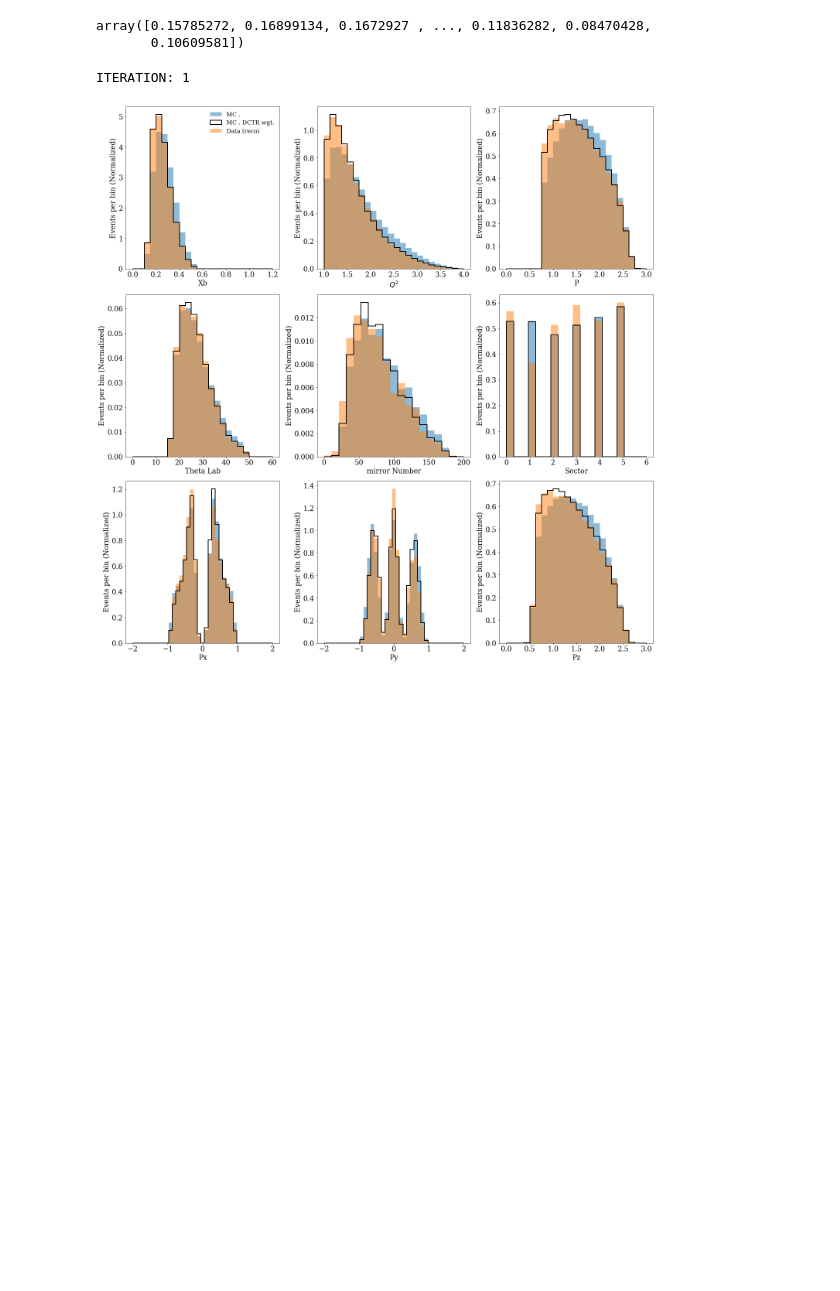
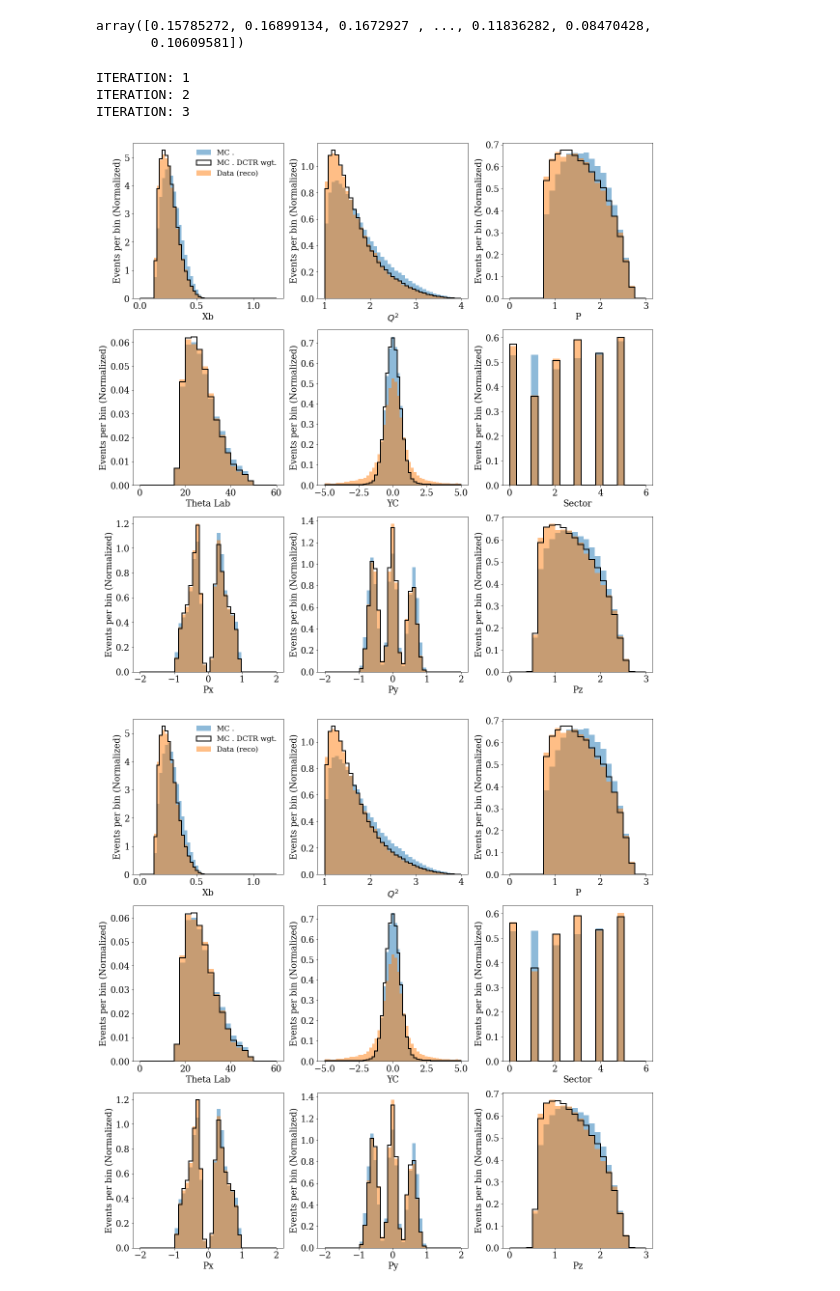
Before and after one commit to miguelignacio/eg2dihadron, a Jupyter notebook: SingleHadron_DataMC.ipynb, the cells around one changed output. Saved outputs shown, nothing was run; the diff lists cells and outputs as text; code cells hidden in the pictures; blank space fills up the shorter version.

Commit message:
updating to more variables the data/mc

```diff
--- a/SingleHadron_DataMC.ipynb
+++ b/SingleHadron_DataMC.ipynb
@@ -497,6 +513,12 @@ Pz_0_G = mc_electrons['Pz'][:300000]
 Pz_0_S =mc_electrons['Pz'][:300000]
 Pz_unknown_S = data_electrons['Pz'][:50000]
 
+
+YC_0_G = mc_electrons['YC'][:300000]
+YC_0_S =mc_electrons['YC'][:300000]
+YC_unknown_S = data_electrons['YC'][:50000]
+
+
 ThetaLab_0_G = mc_electrons['ThetaLab'][:300000]
 ThetaLab_0_S =mc_electrons['ThetaLab'][:300000]
 ThetaLab_unknown_S = data_electrons['ThetaLab'][:50000]
@@ -525,7 +547,7 @@ weights, _ = multifold(num_observables=num_observables,
                        iterations=3,
                        theta0_G=(Px_0_G, Py_0_G, Pz_0_G),
                        theta0_S=(Px_0_S, Py_0_S, Pz_0_S),
-                       theta_unknown_S=(Py_unknown_S,
+                       theta_unknown_S=(Px_unknown_S,
                                         Py_unknown_S,
                                         Pz_unknown_S
                                         )
@@ -557,11 +585,11 @@ array([0.15785272, 0.16899134, 0.1672927 , ..., 0.11836282, 0.08470428,
 for i in range(len(weights)):
 
     print("ITERATION: {}".format(i + 1))
-    bins = np.linspace(0.0, 1.2, 25)
+    bins = np.linspace(0.0, 1.2, 50)
 
     fig, ax = plt.subplots(3,
                            3,
-                           figsize=(20, 20),
+                           figsize=(16, 16),
                            constrained_layout=True)
     ax[0,0].set_xlabel('Xb')
     ax[0,0].set_ylabel('Events per bin (Normalized)')
@@ -578,7 +606,7 @@ for i in range(len(weights)):
                **plot_style_2)
     ax[0,0].legend(frameon=False,loc='best')
 
-    bins = np.linspace(1.0, 4.0, 25)
+    bins = np.linspace(1.0, 4.0, 40)
 
 
     ax[0,1].set_xlabel(r'$Q^{2}$')
@@ -628,18 +656,18 @@ for i in range(len(weights)):
                label=r'Data (reco)',
                **plot_style_2)
 
-    bins = np.linspace(0.0, 200.0, 20)
+    bins = np.linspace(-5.0, 5.0, 50)
 
-    ax[1,1].set_xlabel('mirror Number')
+    ax[1,1].set_xlabel('YC')
     ax[1,1].set_ylabel('Events per bin (Normalized)')
-    ax[1,1].hist(mirrorNumber_0_S, bins=bins, label=r'MC (reco).', **plot_style_2)
-    ax[1,1].hist(mirrorNumber_0_S,
+    ax[1,1].hist(YC_0_S, bins=bins, label=r'MC (reco).', **plot_style_2)
+    ax[1,1].hist(YC_0_S,
                bins=bins,
                weights=weights[i, 0, :],
                label=r'MC (reco). DCTR wgt.',
                **plot_style_1)
 
-    ax[1,1].hist(mirrorNumber_unknown_S,
+    ax[1,1].hist(YC_unknown_S,
                bins=bins,
                label=r'Data (reco)',
                **plot_style_2)
@@ -686,31 +714,34 @@ for i in range(len(weights)):
     ax[2,1].hist(Py_0_S, bins=bins, label=r'MC (reco).', **plot_style_2)
     ax[2,1].hist(Py_0_S,
                bins=bins,
                weights=weights[i, 0, :],
                label=r'MC (reco). DCTR wgt.',
                **plot_style_1)
 
     ax[2,1].hist(Py_unknown_S,
                bins=bins,
                label=r'Data (reco)',
                **plot_style_2)
 
     bins = np.linspace(0.0, 3.0, 25)
 
 
     ax[2,2].set_xlabel('Pz')
     ax[2,2].set_ylabel('Events per bin (Normalized)')
     ax[2,2].hist(Pz_0_S, bins=bins, label=r'MC (reco).', **plot_style_2)
     ax[2,2].hist(Pz_0_S,
                bins=bins,
                weights=weights[i, 0, :],
                label=r'MC (reco). DCTR wgt.',
                **plot_style_1)
 
     ax[2,2].hist(Pz_unknown_S,
                bins=bins,
                label=r'Data (reco)',
                **plot_style_2)
 # %% [output]
 ITERATION: 1
+ITERATION: 2
+ITERATION: 3
-[figure, old version]
+[figure, new version]
+[figure, added]
```
Also changed, not shown: parts of 25 cells of this notebook.
